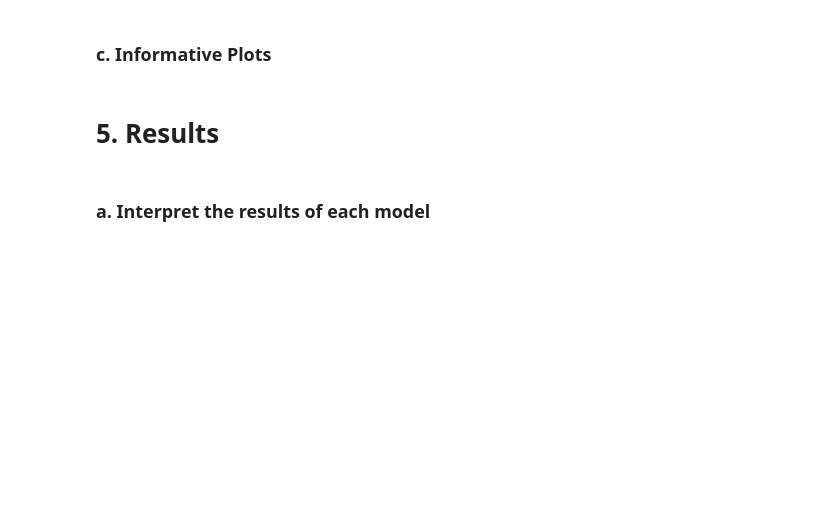
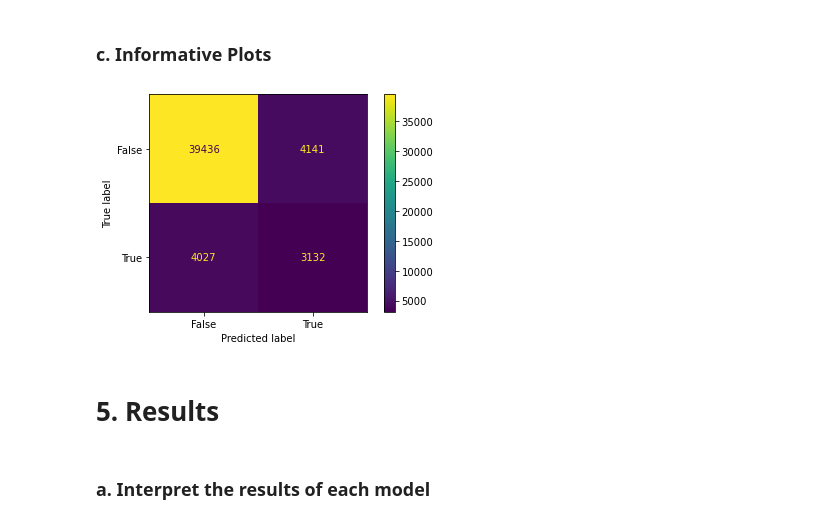
Before and after one commit to arianarosario/DFA-project, a Jupyter notebook: deliverable.ipynb, the cells around one changed output. Cells and saved outputs as stored; diff of their text form; code cells hidden in the pictures; blank space fills up the shorter version.

Commit message:
Publish model 4 code

```diff
--- a/deliverable.ipynb
+++ b/deliverable.ipynb
@@ -833,0 +861,3 @@ plt.show()
+# %%
+lgb_train = lgb.Dataset(X_train, y_train, free_raw_data=False)
+lgb_val = lgb.Dataset(X_val, y_val, reference=lgb_train, free_raw_data=False)
@@ -833,0 +893,10 @@ plt.show()
+# %%
+evals_result = {}
+gbm = lgb.train(params, # parameter dict to use
+                lgb_train,
+                num_boost_round=10000, # the boosting rounds or number of iterations.
+                early_stopping_rounds=50, # early stopping iterations.
+                # stop training if *no* metric improves on *any* validation data.
+                valid_sets=[lgb_train, lgb_val],
+                evals_result=evals_result, # dict to store evaluation results in.
+                verbose_eval=100) # print evaluations during training.
@@ -837,0 +923,6 @@ plt.show()
+# %%
+y_val_pred = gbm.predict(X_val, num_iteration=gbm.best_iteration)
+threshold = sorted(y_val_pred)[43625] # Determine the threshold based on positive/negative ratio
+y_val_pred = np.where(y_val_pred > threshold, 1, 0)
+f1 = f1_score(y_val, y_val_pred, average='weighted')
+print(f"F1-Score on Validation Set: {f1}")
@@ -837,0 +931,7 @@ plt.show()
+# %%
+# Predict on the test set
+y_test_pred = gbm.predict(X_test, num_iteration=gbm.best_iteration)
+y_test_pred = np.where(y_test_pred > threshold, 1, 0)
+# Evaluate the model
+f1 = f1_score(y_test, y_test_pred, average='weighted')
+print(f"F1-Score on Test Set: {f1}")
@@ -842,3 +1113,10 @@ plt.show()
+# %%
+cm_display = metrics.ConfusionMatrixDisplay(confusion_matrix = metrics.confusion_matrix(y_test, y_test_pred), display_labels = [False, True])
+
+cm_display.plot()
+plt.show()
+# %% [output]
+[figure, added]
 # %% [markdown]
 # 5. Results
 # %% [markdown]
```
Also changed, not shown: parts of 21 cells of this notebook.
